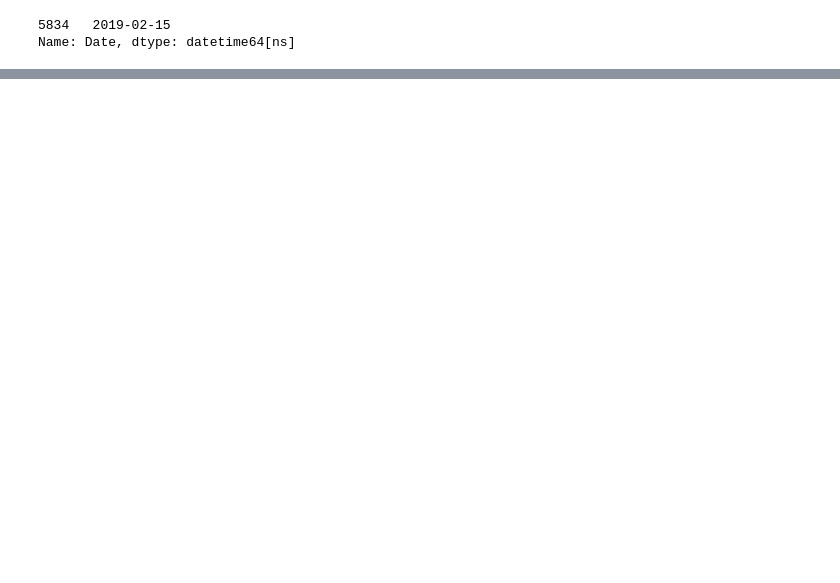
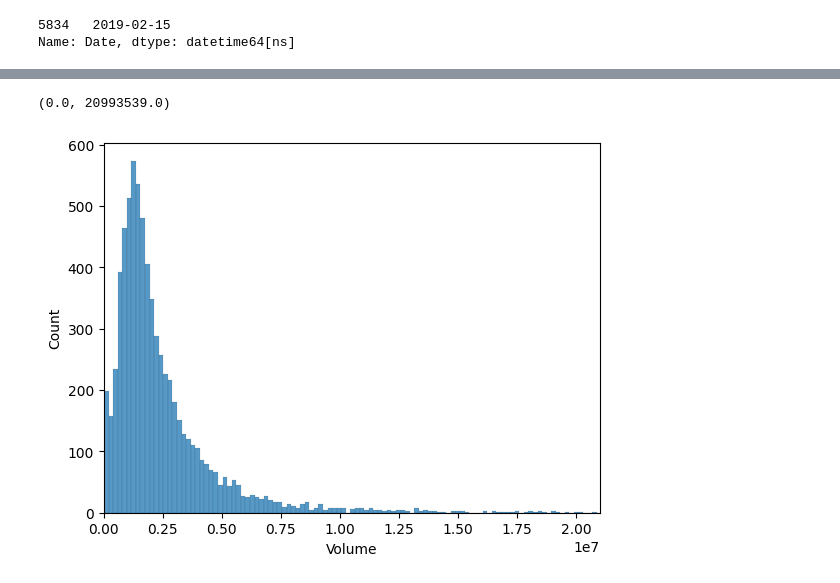
Before and after one commit to AayushParab44/Advanced_Statistics, a Jupyter notebook: DR_Reddys_Laboratories_Stock_Analysis.ipynb, the cells around one changed output, grey strips where cells are left out. Cells and saved outputs as stored; diff of their text form; code cells hidden in the pictures; blank space fills up the shorter version.

```diff
--- a/DR_Reddys_Laboratories_Stock_Analysis.ipynb
+++ b/DR_Reddys_Laboratories_Stock_Analysis.ipynb
@@ -522,0 +640,6 @@ Name: Date, dtype: datetime64[ns]
+# %%
+sns.histplot(data=df,x='Volume')
+plt.xlim(0,20993539)   #approx graph
+# %% [output]
+(0.0, 20993539.0)
+[figure, added]
```
Also changed, not shown: parts of 29 cells of this notebook, 1 other file.
